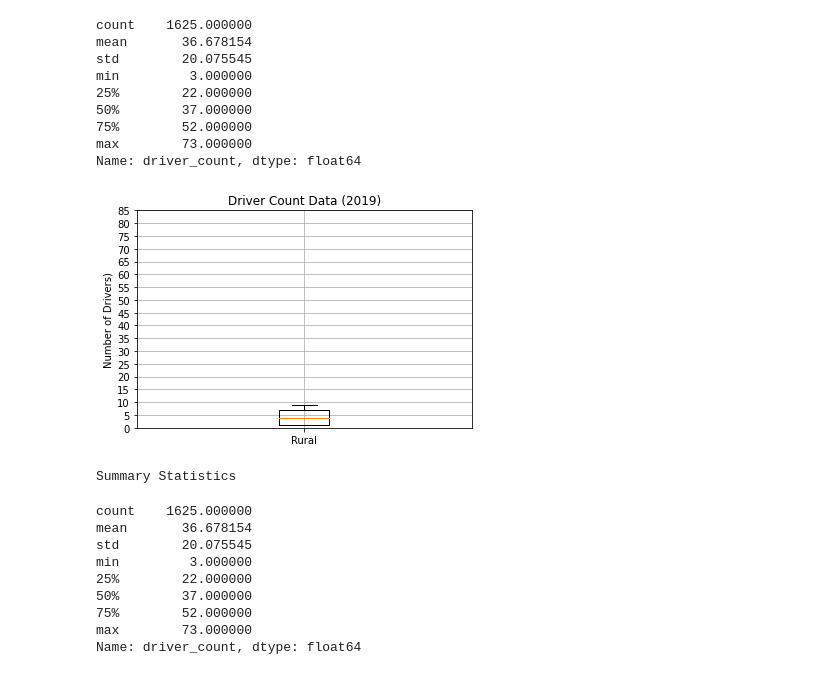
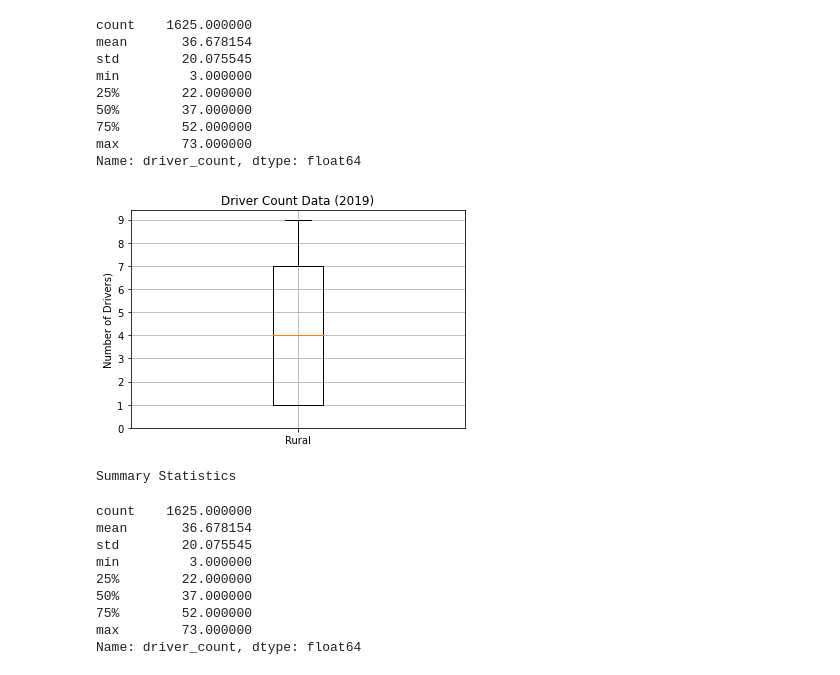
Before and after one commit to Zhengyu0913/Pyber, a Jupyter notebook: Pyber.ipynb, the cells around one changed output. Drawn from its saved outputs; the diff is of its cells as text; code cells hidden in the pictures.

```diff
--- a/Pyber.ipynb
+++ b/Pyber.ipynb
@@ -769,18 +769,18 @@ Name: driver_count, dtype: float64
 # %%
 # Create the box-and-whisker plot for the urban driver count data.
 x_labels = ["Rural"]
 fig, ax = plt.subplots()
 ax.boxplot(rural_drivers,labels=x_labels)
 # Add the title, y-axis label and grid.
 ax.set_title('Driver Count Data (2019)')
 ax.set_ylabel('Number of Drivers)')
-ax.set_yticks(np.arange(0, 10, step=5.0))
+ax.set_yticks(np.arange(0, 10, step=1.0))
 ax.grid()
 plt.show()
 print("Summary Statistics")
 urban_drivers.describe()
 # %% [output]
-[figure, old version]
+[figure, new version]
 Summary Statistics
 count    1625.000000
 mean       36.678154
```
Also changed, not shown: parts of 8 cells of this notebook, 1 other file.
